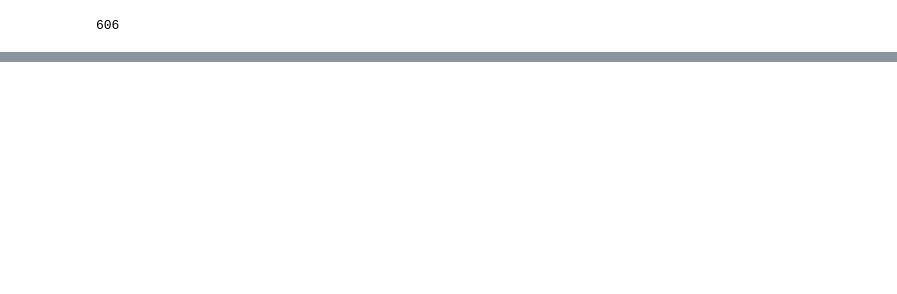
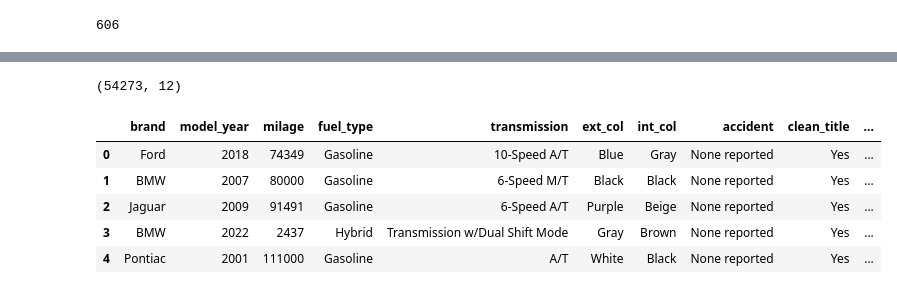
Before and after one commit to othnielche/KaggleX-Skill-Assessment-Challenge-2024, a Jupyter notebook: KaggleX challenge.ipynb, the cells around one changed output, grey strips where cells are left out. Saved outputs shown, nothing was run; the diff lists cells and outputs as text; code cells hidden in the pictures; blank space fills up the shorter version.

```diff
--- a/KaggleX challenge.ipynb
+++ b/KaggleX challenge.ipynb
@@ -144,0 +149,4 @@ train_data.horsepower.isnull().sum()
+# %%
+# Replace missing horsepower and displacement values with mean
+train_data.horsepower.fillna(train_data.horsepower.mean(), inplace =True)
+train_data.engine_displacement.fillna(train_data.engine_displacement.mean(), inplace=True)
@@ -144,0 +170,19 @@ train_data.horsepower.isnull().sum()
+# %%
+# drop engine column
+train_data.drop("engine", axis=1, inplace=True)
+# %%
+train_data.shape
+# %% [output]
+(54273, 12)
+# %%
+# Getting car age
+train_data["age"] = 2024 - train_data.model_year
+# %%
+train_data.head()
+# %% [output]
+|  | brand | model_year | milage | fuel_type | transmission | ext_col | int_col | accident | clean_title | ... |
+| 0 | Ford | 2018 | 74349 | Gasoline | 10-Speed A/T | Blue | Gray | None reported | Yes | ... |
+| 1 | BMW | 2007 | 80000 | Gasoline | 6-Speed M/T | Black | Black | None reported | Yes | ... |
+| 2 | Jaguar | 2009 | 91491 | Gasoline | 6-Speed A/T | Purple | Beige | None reported | Yes | ... |
+| 3 | BMW | 2022 | 2437 | Hybrid | Transmission w/Dual Shift Mode | Gray | Brown | None reported | Yes | ... |
+| 4 | Pontiac | 2001 | 111000 | Gasoline | A/T | White | Black | None reported | Yes | ... |
```
Also changed, not shown: parts of 10 cells of this notebook.
